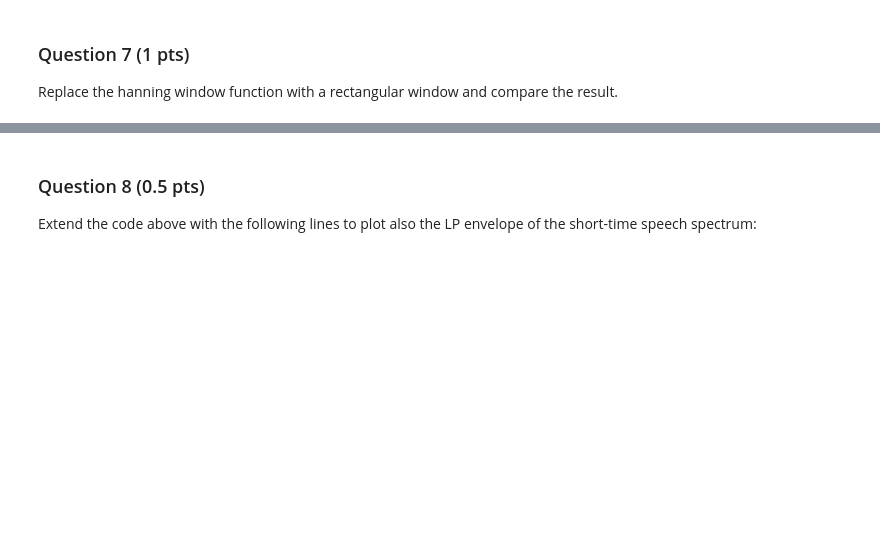
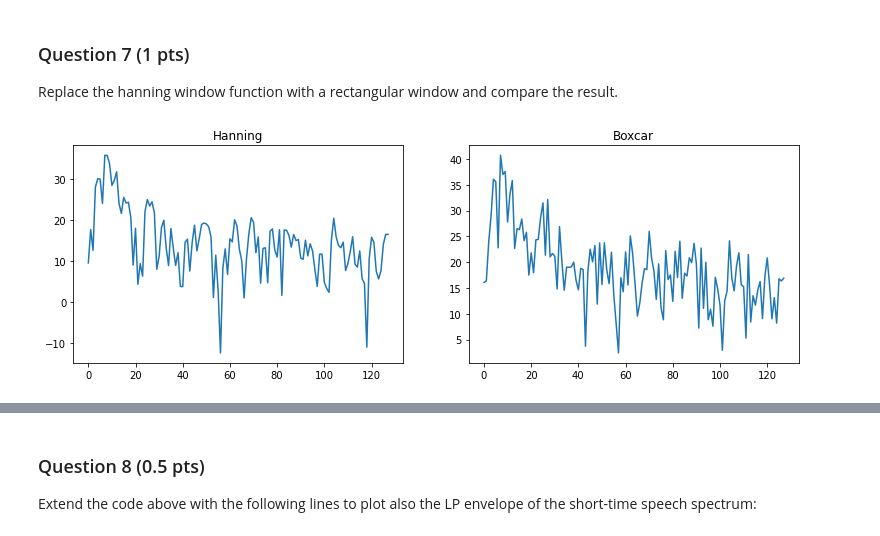
Before and after one commit to bossersimon/EQ2321, a Jupyter notebook: assignment_1.ipynb, the cells around one changed output, grey strips where cells are left out. Saved outputs shown, nothing was run; the diff lists cells and outputs as text; code cells hidden in the pictures; blank space fills up the shorter version.

```diff
--- a/assignment_1.ipynb
+++ b/assignment_1.ipynb
@@ -210,3 +210,23 @@ make when choosing frame length?
 ### Question 7 (1 pts)
 
 Replace the hanning window function with a rectangular window and compare the result.
+# %%
+S = 0#... # Start of the frame
+N = 256#... # Length of the frame
+
+x = d["male_long"].reshape(-1)
+xf = x[S:S+N]*signal.windows.hann(N)
+xf2 = x[S:S+N]*signal.windows.boxcar(N)
+X = fft(xf)
+X2 = fft(xf2)
+
+fig, ax = plt.subplots(1,2,figsize=(13, 4))
+ax[0].plot(10*np.log10(np.abs(X[1:N//2+1])**2))
+ax[1].plot(10*np.log10(np.abs(X2[1:N//2+1])**2))
+
+ax[0].set_title('Hanning')
+ax[1].set_title('Boxcar')
+
+plt.show()
+# %% [output]
+[figure, added]
```
Also changed, not shown: parts of 3 cells of this notebook.
